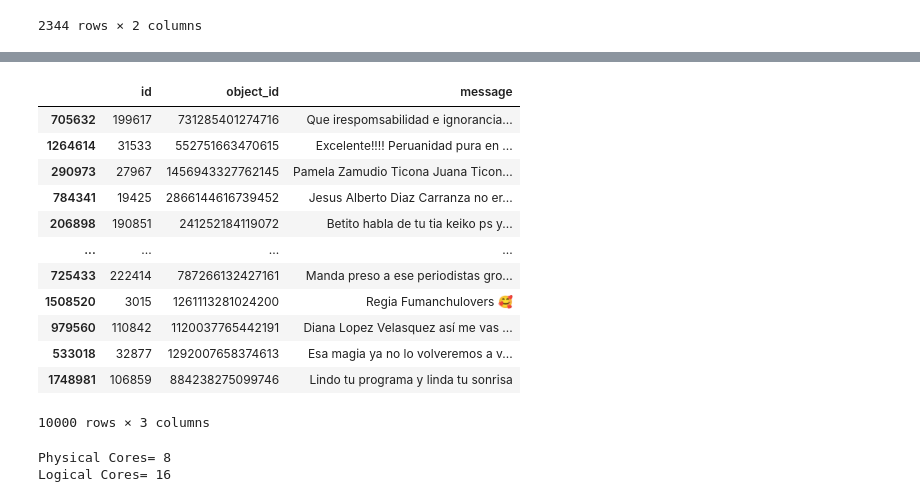
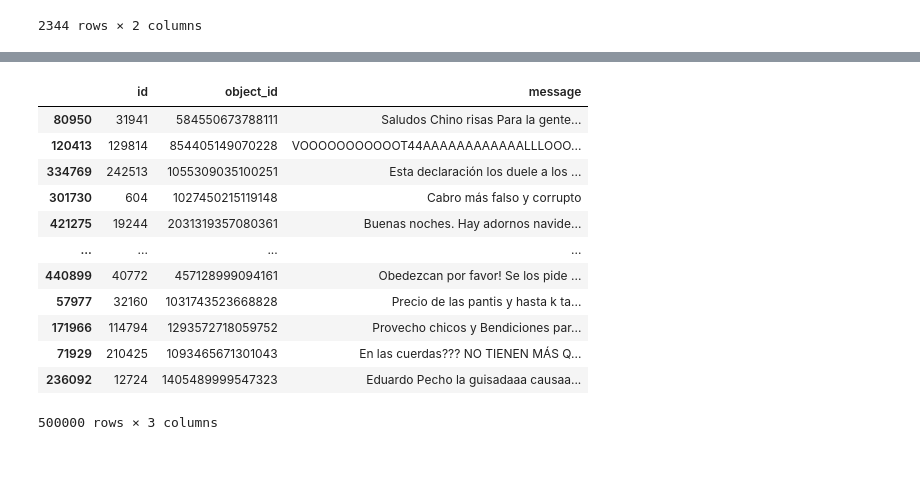
Before and after one commit to jairleo95/peruvian-slang-sentiment, a Jupyter notebook: text-extraction/facebook-text-extraction.ipynb, the cells around one changed output, grey strips where cells are left out. Drawn from its saved outputs; the diff is of its cells as text; code cells hidden in the pictures; blank space fills up the shorter version.

```diff
--- a/text-extraction/facebook-text-extraction.ipynb
+++ b/text-extraction/facebook-text-extraction.ipynb
@@ -218,2 +215,4 @@ slang_length = 3 #minimun length of characters of an slang
 # %%
 pd.set_option("max_colwidth", 300)
+# %%
+df = pd.read_csv(r'raw-data/tmp/chunk2.csv')
@@ -220,21 +235,21 @@ pd.set_option("max_colwidth", 300)
 # %%
-df_sample = df.sample(10_000)
+df_sample = df.sample(frac=1)
 df_sample = df_sample[['id', 'object_id', 'message']]
 df_sample
 # %% [output]
 |  | id | object_id | message |
-| 705632 | 199617 | 731285401274716 | Que irespomsabilidad e ignorancia... |
-| 1264614 | 31533 | 552751663470615 | Excelente!!!! Peruanidad pura en ... |
-| 290973 | 27967 | 1456943327762145 | Pamela Zamudio Ticona Juana Ticon... |
-| 784341 | 19425 | 2866144616739452 | Jesus Alberto Diaz Carranza no er... |
-| 206898 | 190851 | 241252184119072 | Betito habla de tu tia keiko ps y... |
+| 80950 | 31941 | 584550673788111 | Saludos Chino risas Para la gente... |
+| 120413 | 129814 | 854405149070228 | VOOOOOOOOOOOT44AAAAAAAAAAAALLLOOO... |
+| 334769 | 242513 | 1055309035100251 | Esta declaración los duele a los ... |
+| 301730 | 604 | 1027450215119148 | Cabro más falso y corrupto |
+| 421275 | 19244 | 2031319357080361 | Buenas noches. Hay adornos navide... |
 | ... | ... | ... | ... |
-| 725433 | 222414 | 787266132427161 | Manda preso a ese periodistas gro... |
-| 1508520 | 3015 | 1261113281024200 | Regia Fumanchulovers 🥰 |
-| 979560 | 110842 | 1120037765442191 | Diana Lopez Velasquez así me vas ... |
-| 533018 | 32877 | 1292007658374613 | Esa magia ya no lo volveremos a v... |
-| 1748981 | 106859 | 884238275099746 | Lindo tu programa y linda tu sonrisa |
+| 440899 | 40772 | 457128999094161 | Obedezcan por favor! Se los pide ... |
+| 57977 | 32160 | 1031743523668828 | Precio de las pantis y hasta k ta... |
+| 171966 | 114794 | 1293572718059752 | Provecho chicos y Bendiciones par... |
+| 71929 | 210425 | 1093465671301043 | En las cuerdas??? NO TIENEN MÁS Q... |
+| 236092 | 12724 | 1405489999547323 | Eduardo Pecho la guisadaaa causaa... |
-10000 rows × 3 columns
+500000 rows × 3 columns
 # %%
 def find_slang(text):
     slangs = ""
@@ -244,13 +259,6 @@ def find_slang(text):
             if " "+slang in text.lower():
                 slangs += slang + ","
     return slangs
-# %%
-import psutil
-print('Physical Cores=', psutil.cpu_count(logical=False))
-print('Logical Cores=',  psutil.cpu_count(logical=True))
-# %% [output]
-Physical Cores= 8
-Logical Cores= 16
 # %%
 #to run in multple cores
 #pip install swifter
```
Also changed, not shown: parts of 39 cells of this notebook, 6 other files.
